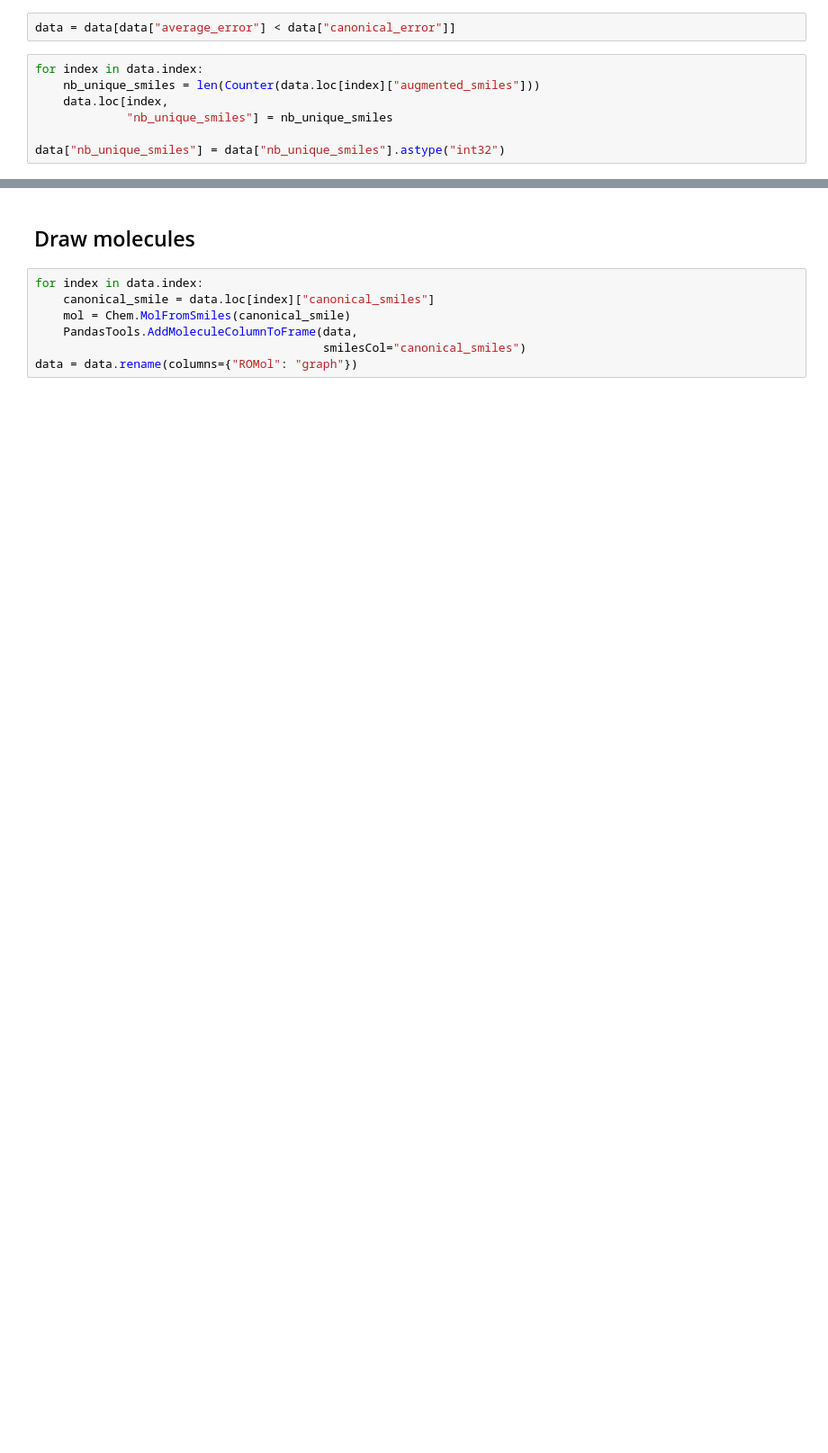
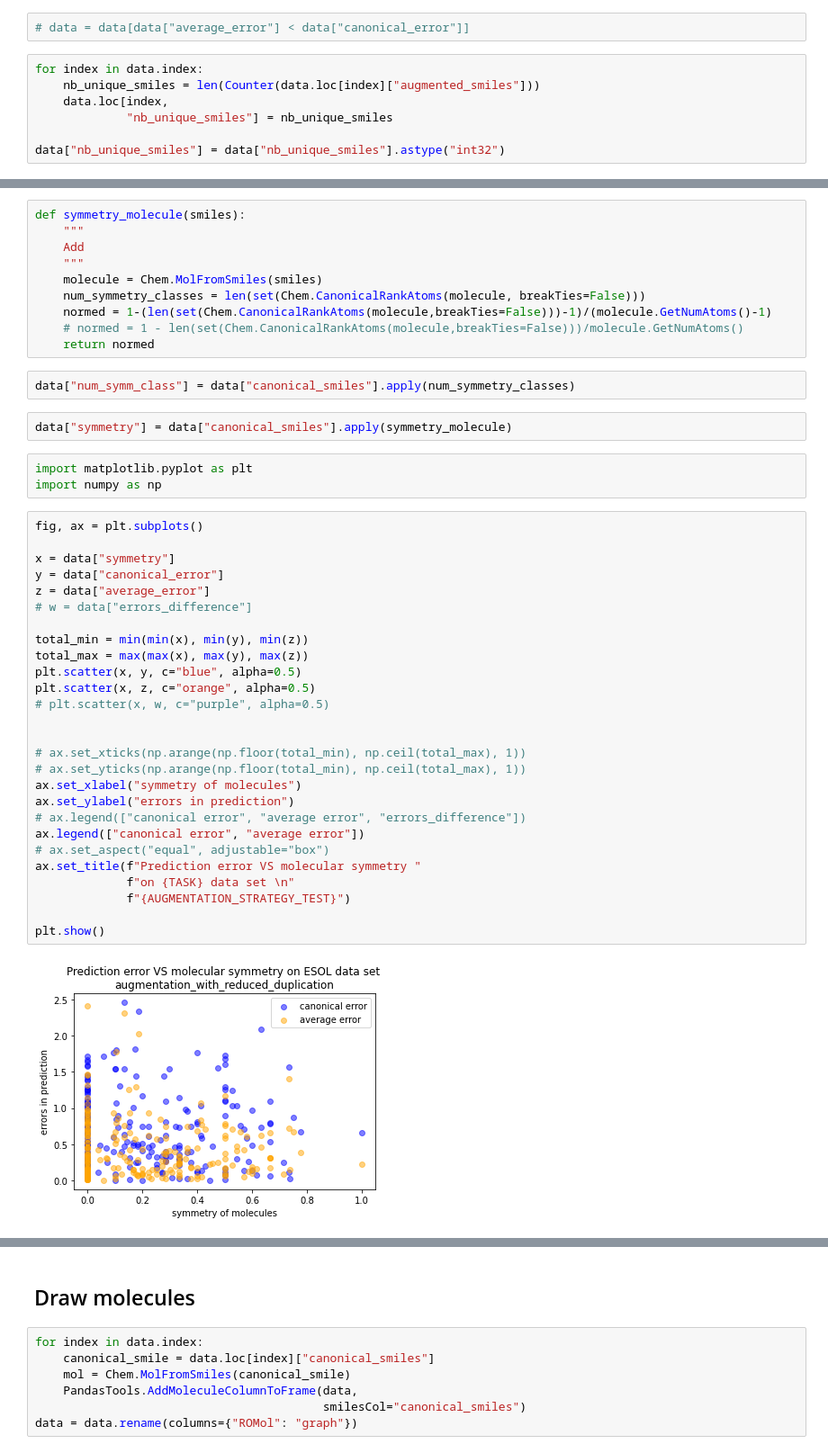
Before and after one commit to volkamerlab/maxsmi, a Jupyter notebook: maxsmi/results_ensemble_learning.ipynb, the cells around one changed output, grey strips where cells are left out. Shown: that part at 90% size. Drawn from its saved outputs; the diff is of its cells as text; blank space fills up the shorter version.

Commit message:
add symmetry classes

```diff
--- a/maxsmi/results_ensemble_learning.ipynb
+++ b/maxsmi/results_ensemble_learning.ipynb
@@ -144,7 +144,7 @@ data.head()
 data["errors_difference"] = (data["average_error"] -
                              data["canonical_error"]).abs()
 # %%
-data = data[data["average_error"] < data["canonical_error"]]
+# data = data[data["average_error"] < data["canonical_error"]]
 # %%
 for index in data.index:
     nb_unique_smiles = len(Counter(data.loc[index]["augmented_smiles"]))
@@ -171,0 +183,46 @@ data = data[["canonical_smiles",
+# %%
+def symmetry_molecule(smiles):
+    """
+    Add
+    """
+    molecule = Chem.MolFromSmiles(smiles)
+    num_symmetry_classes = len(set(Chem.CanonicalRankAtoms(molecule, breakTies=False)))
+    normed = 1-(len(set(Chem.CanonicalRankAtoms(molecule,breakTies=False)))-1)/(molecule.GetNumAtoms()-1)
+    # normed = 1 - len(set(Chem.CanonicalRankAtoms(molecule,breakTies=False)))/molecule.GetNumAtoms()
+    return normed
+# %%
+data["num_symm_class"] = data["canonical_smiles"].apply(num_symmetry_classes)
+# %%
+data["symmetry"] = data["canonical_smiles"].apply(symmetry_molecule)
+# %%
+import matplotlib.pyplot as plt
+import numpy as np
+# %%
+fig, ax = plt.subplots()
+
+x = data["symmetry"]
+y = data["canonical_error"]
+z = data["average_error"]
+# w = data["errors_difference"]
+
+total_min = min(min(x), min(y), min(z))
+total_max = max(max(x), max(y), max(z))
+plt.scatter(x, y, c="blue", alpha=0.5)
+plt.scatter(x, z, c="orange", alpha=0.5)
+# plt.scatter(x, w, c="purple", alpha=0.5)
+
+
+# ax.set_xticks(np.arange(np.floor(total_min), np.ceil(total_max), 1))
+# ax.set_yticks(np.arange(np.floor(total_min), np.ceil(total_max), 1))
+ax.set_xlabel("symmetry of molecules")
+ax.set_ylabel("errors in prediction")
+# ax.legend(["canonical error", "average error", "errors_difference"])
+ax.legend(["canonical error", "average error"])
+# ax.set_aspect("equal", adjustable="box")
+ax.set_title(f"Prediction error VS molecular symmetry "
+             f"on {TASK} data set \n"
+             f"{AUGMENTATION_STRATEGY_TEST}")
+
+plt.show()
+# %% [output]
+[figure, added]
```
Also changed, not shown: parts of 11 cells of this notebook.
